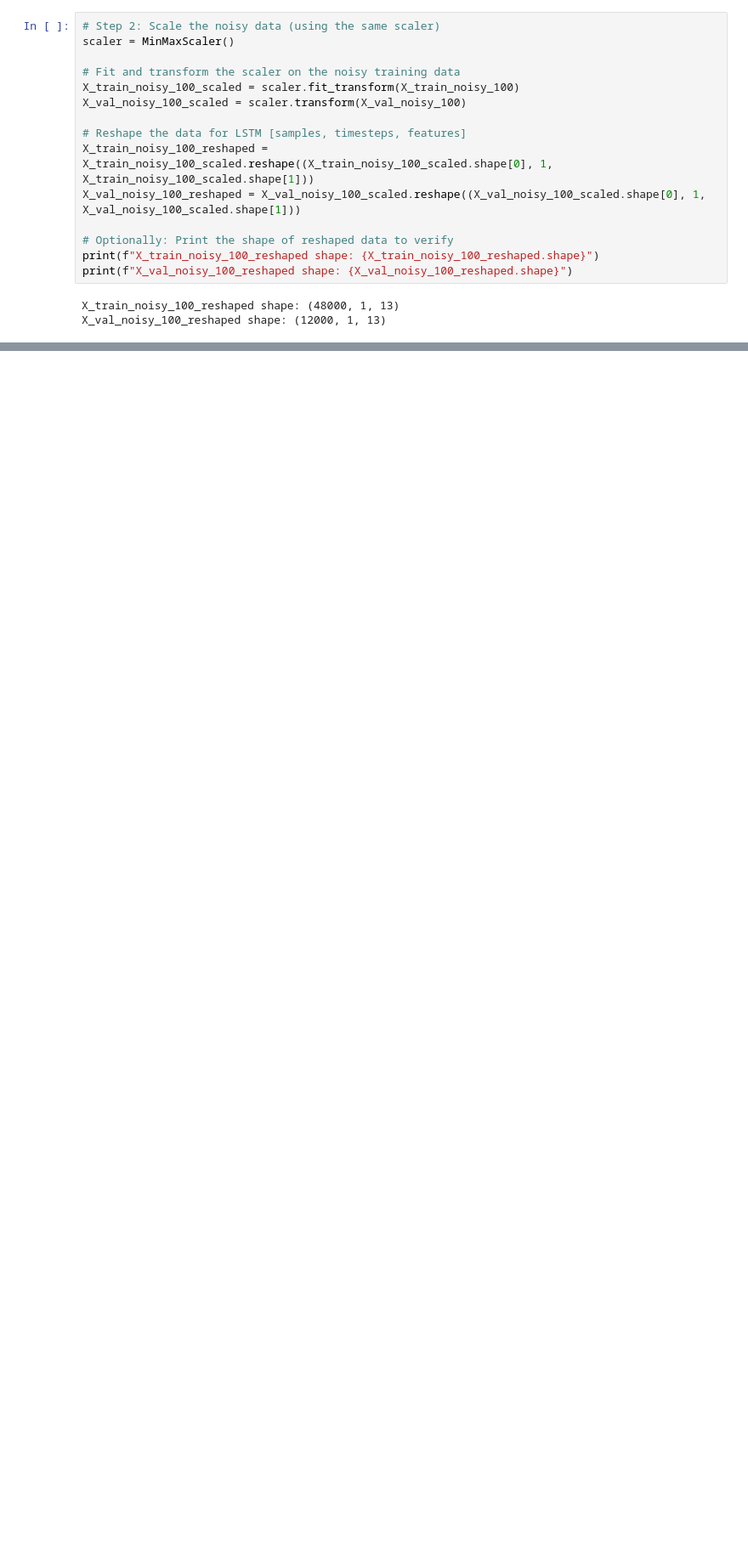
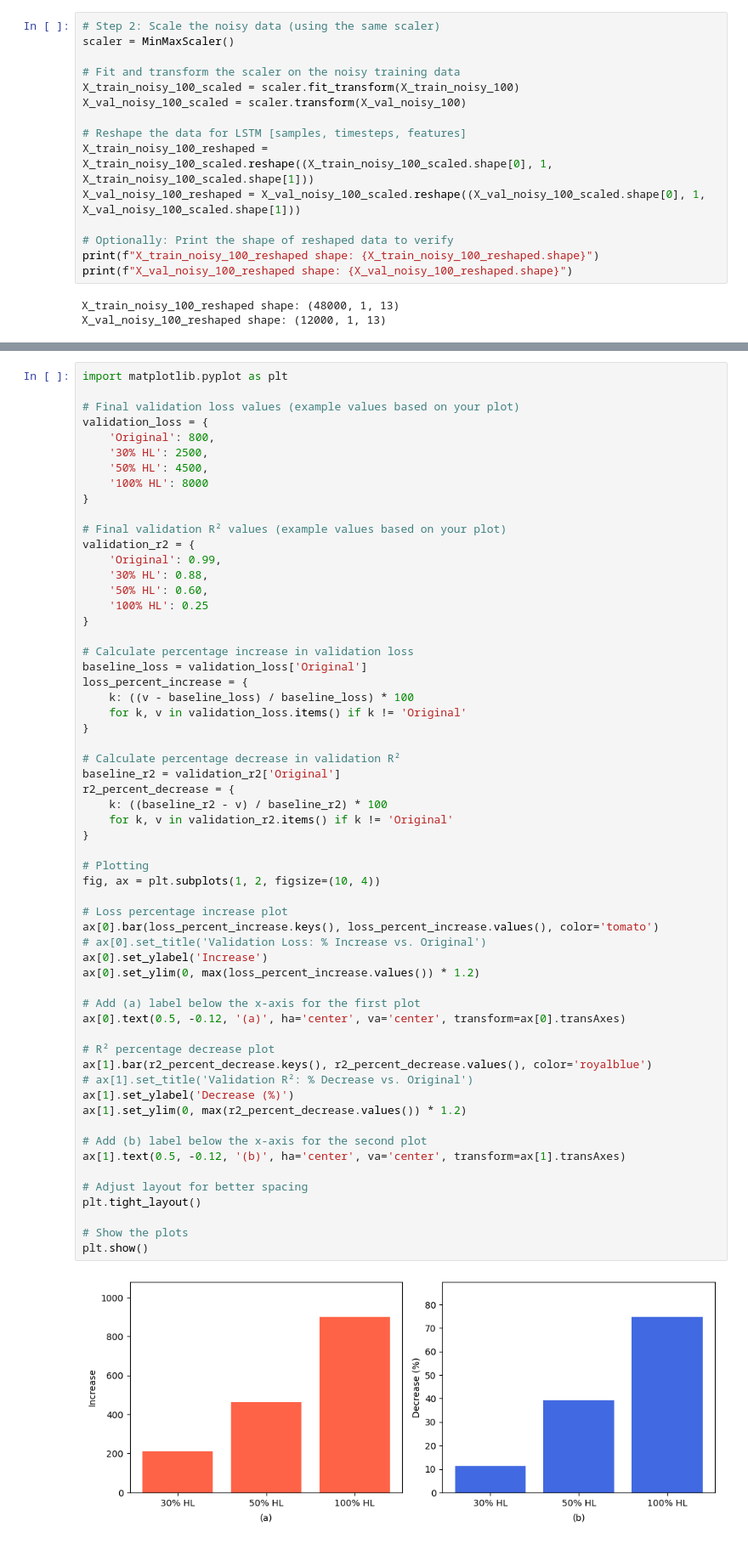
Before and after one commit to shahid3167/Hybrid-DL-BHA-Approach-for-Energy-and-Anomaly-in-Smart-City-Applications, a Jupyter notebook: Source Code/Hybrid_With_LSTM_BHA.ipynb, the cells around one changed output, grey strips where cells are left out. Shown at 85% size. Drawn from its saved outputs; the diff is of its cells as text; blank space fills up the shorter version.

```diff
--- a/Source Code/Hybrid_With_LSTM_BHA.ipynb
+++ b/Source Code/Hybrid_With_LSTM_BHA.ipynb
@@ -806,0 +846,61 @@ plt.show()
+# %%
+import matplotlib.pyplot as plt
+
+# Final validation loss values (example values based on your plot)
+validation_loss = {
+    'Original': 800,
+    '30% HL': 2500,
+    '50% HL': 4500,
+    '100% HL': 8000
+}
+
+# Final validation R² values (example values based on your plot)
+validation_r2 = {
+    'Original': 0.99,
+    '30% HL': 0.88,
+    '50% HL': 0.60,
+    '100% HL': 0.25
+}
+
+# Calculate percentage increase in validation loss
+baseline_loss = validation_loss['Original']
+loss_percent_increase = {
+    k: ((v - baseline_loss) / baseline_loss) * 100
+    for k, v in validation_loss.items() if k != 'Original'
+}
+
+# Calculate percentage decrease in validation R²
+baseline_r2 = validation_r2['Original']
+r2_percent_decrease = {
+    k: ((baseline_r2 - v) / baseline_r2) * 100
+    for k, v in validation_r2.items() if k != 'Original'
+}
+
+# Plotting
+fig, ax = plt.subplots(1, 2, figsize=(10, 4))
+
+# Loss percentage increase plot
+ax[0].bar(loss_percent_increase.keys(), loss_percent_increase.values(), color='tomato')
+# ax[0].set_title('Validation Loss: % Increase vs. Original')
+ax[0].set_ylabel('Increase')
+ax[0].set_ylim(0, max(loss_percent_increase.values()) * 1.2)
+
+# Add (a) label below the x-axis for the first plot
+ax[0].text(0.5, -0.12, '(a)', ha='center', va='center', transform=ax[0].transAxes)
+
+# R² percentage decrease plot
+ax[1].bar(r2_percent_decrease.keys(), r2_percent_decrease.values(), color='royalblue')
+# ax[1].set_title('Validation R²: % Decrease vs. Original')
+ax[1].set_ylabel('Decrease (%)')
+ax[1].set_ylim(0, max(r2_percent_decrease.values()) * 1.2)
+
+# Add (b) label below the x-axis for the second plot
+ax[1].text(0.5, -0.12, '(b)', ha='center', va='center', transform=ax[1].transAxes)
+
+# Adjust layout for better spacing
+plt.tight_layout()
+
+# Show the plots
+plt.show()
+# %% [output]
+[figure, added]
```
Also changed, not shown: parts of 24 cells of this notebook.
